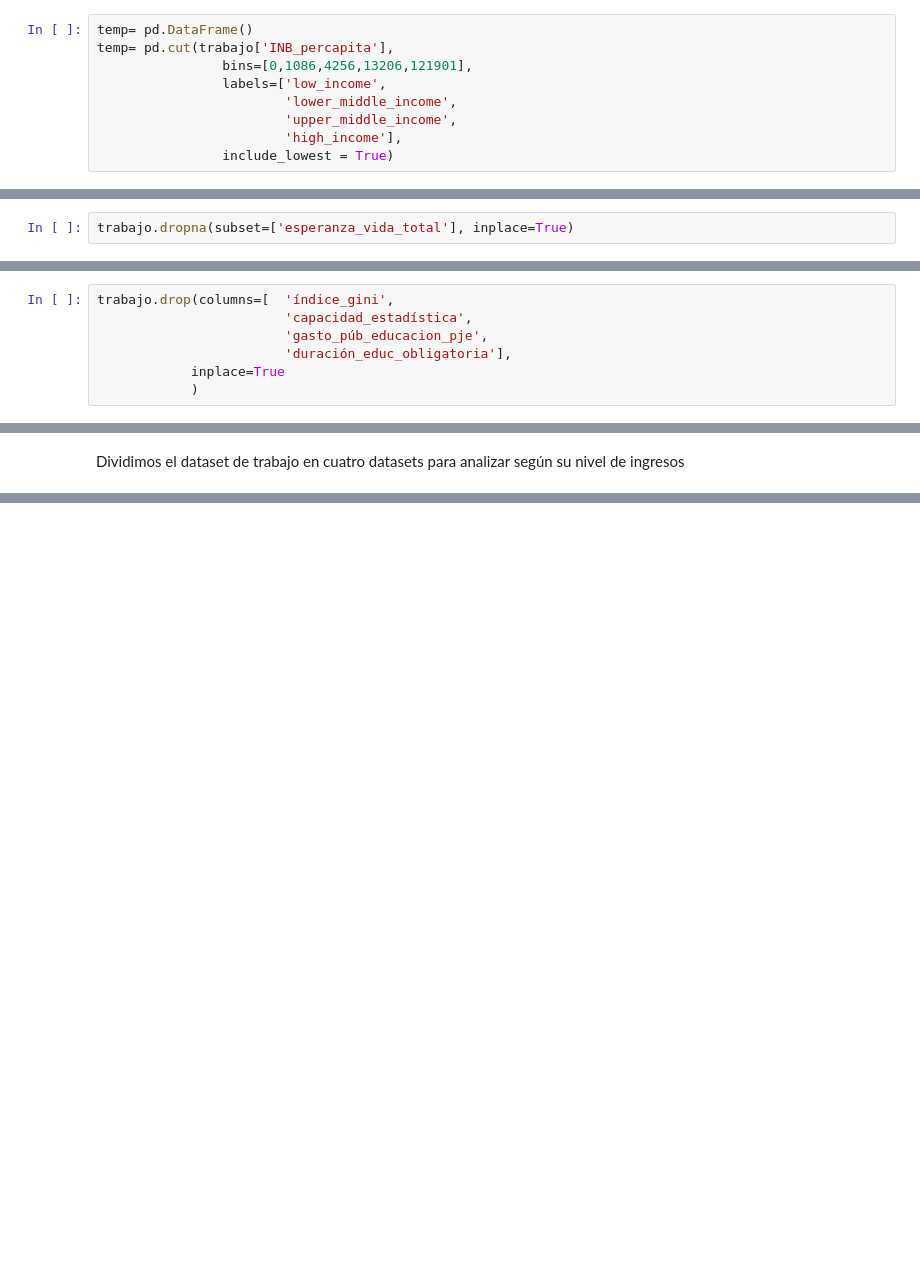
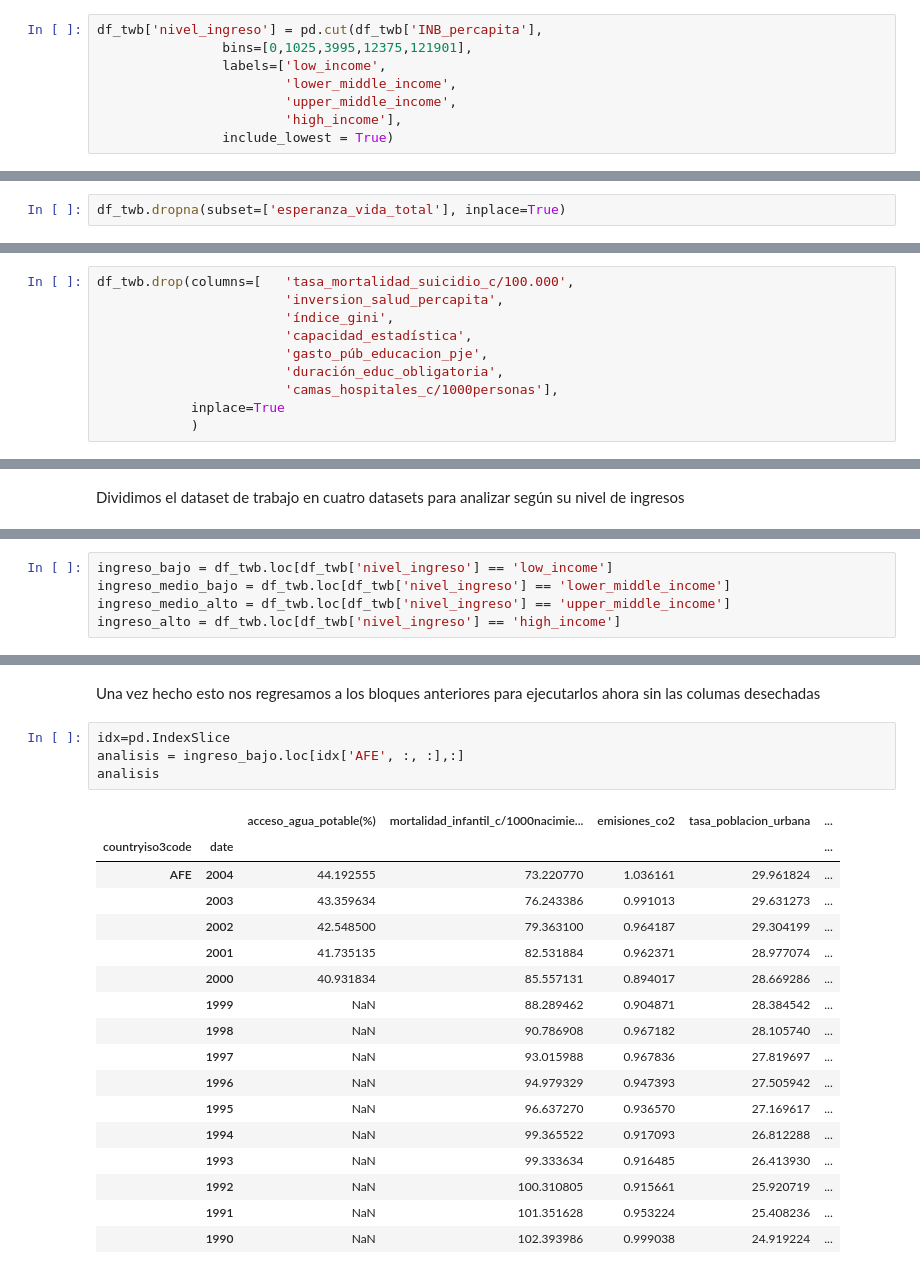
Before and after one commit to jorgeav527/life-expectancy, a Jupyter notebook: draft/multiples_indicadores_EDA.ipynb, the cells around one changed output, grey strips where cells are left out. Saved outputs shown, nothing was run; the diff lists cells and outputs as text; blank space fills up the shorter version.

```diff
--- a/draft/multiples_indicadores_EDA.ipynb
+++ b/draft/multiples_indicadores_EDA.ipynb
@@ -389,9 +370,8 @@ df_oms = df_oms.join(temp_moderada,
 # %% [markdown]
 # Clasificación según nivel de ingreso per cápita
 # %%
-temp= pd.DataFrame()
-temp= pd.cut(trabajo['INB_percapita'],
-                bins=[0,1086,4256,13206,121901],
+df_twb['nivel_ingreso'] = pd.cut(df_twb['INB_percapita'],
+                bins=[0,1025,3995,12375,121901],
                 labels=['low_income',
                         'lower_middle_income',
                         'upper_middle_income',
@@ -402,4 +382,4 @@ temp= pd.cut(trabajo['INB_percapita'],
 # %% [markdown]
 Al ser nuestro objetivo la esperanza de vida, no sería recomendable inventar esos datos con un promedio, ni nada parecido. por lo que vamos a limpiar todas las filas que tengan valores nulos en la esperanza de vida al nacer
 # %%
-trabajo.dropna(subset=['esperanza_vida_total'], inplace=True)
+df_twb.dropna(subset=['esperanza_vida_total'], inplace=True)
@@ -449,8 +427,11 @@ incomeLevel.value             0.000000
 dtype: float64
 # %%
-trabajo.drop(columns=[  'índice_gini',
+df_twb.drop(columns=[   'tasa_mortalidad_suicidio_c/100.000',
+                        'inversion_salud_percapita',
+                        'índice_gini',
                         'capacidad_estadística',
                         'gasto_púb_educacion_pje',
-                        'duración_educ_obligatoria'],
+                        'duración_educ_obligatoria',
+                        'camas_hospitales_c/1000personas'],
             inplace=True
             )
@@ -523,0 +469,5 @@ dtype: int64
+# %%
+ingreso_bajo = df_twb.loc[df_twb['nivel_ingreso'] == 'low_income']
+ingreso_medio_bajo = df_twb.loc[df_twb['nivel_ingreso'] == 'lower_middle_income']
+ingreso_medio_alto = df_twb.loc[df_twb['nivel_ingreso'] == 'upper_middle_income']
+ingreso_alto = df_twb.loc[df_twb['nivel_ingreso'] == 'high_income']
@@ -523,0 +610,24 @@ dtype: int64
+# %% [markdown]
+Una vez hecho esto nos regresamos a los bloques anteriores para ejecutarlos ahora sin las columas desechadas
+# %%
+idx=pd.IndexSlice
+analisis = ingreso_bajo.loc[idx['AFE', :, :],:]
+analisis
+# %% [output]
+|  |  | acceso_agua_potable(%) | mortalidad_infantil_c/1000nacimie... | emisiones_co2 | tasa_poblacion_urbana | ... |
+| countryiso3code | date |  |  |  |  | ... |
+| AFE | 2004 | 44.192555 | 73.220770 | 1.036161 | 29.961824 | ... |
+|  | 2003 | 43.359634 | 76.243386 | 0.991013 | 29.631273 | ... |
+|  | 2002 | 42.548500 | 79.363100 | 0.964187 | 29.304199 | ... |
+|  | 2001 | 41.735135 | 82.531884 | 0.962371 | 28.977074 | ... |
+|  | 2000 | 40.931834 | 85.557131 | 0.894017 | 28.669286 | ... |
+|  | 1999 | NaN | 88.289462 | 0.904871 | 28.384542 | ... |
+|  | 1998 | NaN | 90.786908 | 0.967182 | 28.105740 | ... |
+|  | 1997 | NaN | 93.015988 | 0.967836 | 27.819697 | ... |
+|  | 1996 | NaN | 94.979329 | 0.947393 | 27.505942 | ... |
+|  | 1995 | NaN | 96.637270 | 0.936570 | 27.169617 | ... |
+|  | 1994 | NaN | 99.365522 | 0.917093 | 26.812288 | ... |
+|  | 1993 | NaN | 99.333634 | 0.916485 | 26.413930 | ... |
+|  | 1992 | NaN | 100.310805 | 0.915661 | 25.920719 | ... |
+|  | 1991 | NaN | 101.351628 | 0.953224 | 25.408236 | ... |
+|  | 1990 | NaN | 102.393986 | 0.999038 | 24.919224 | ... |
```
Also changed, not shown: parts of 38 cells of this notebook, 1 other file.
